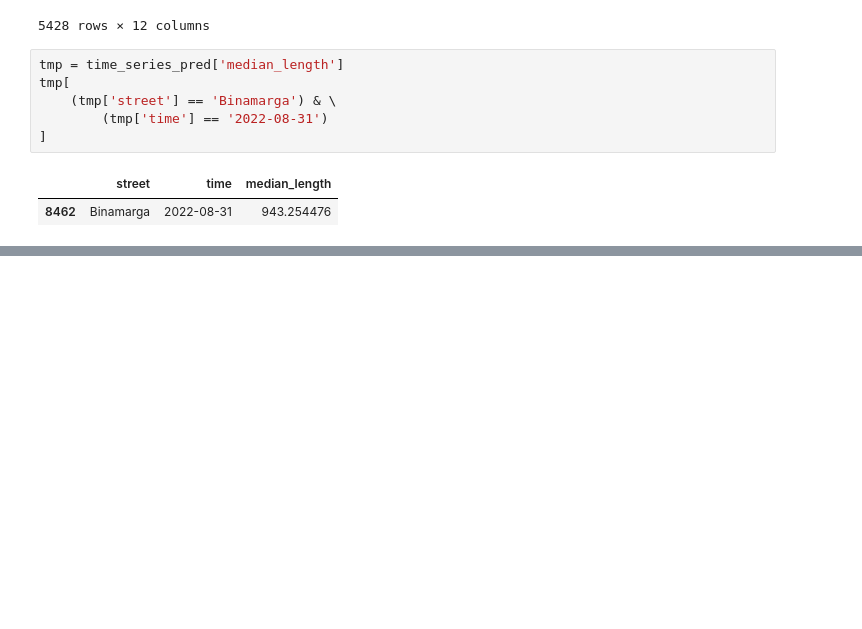
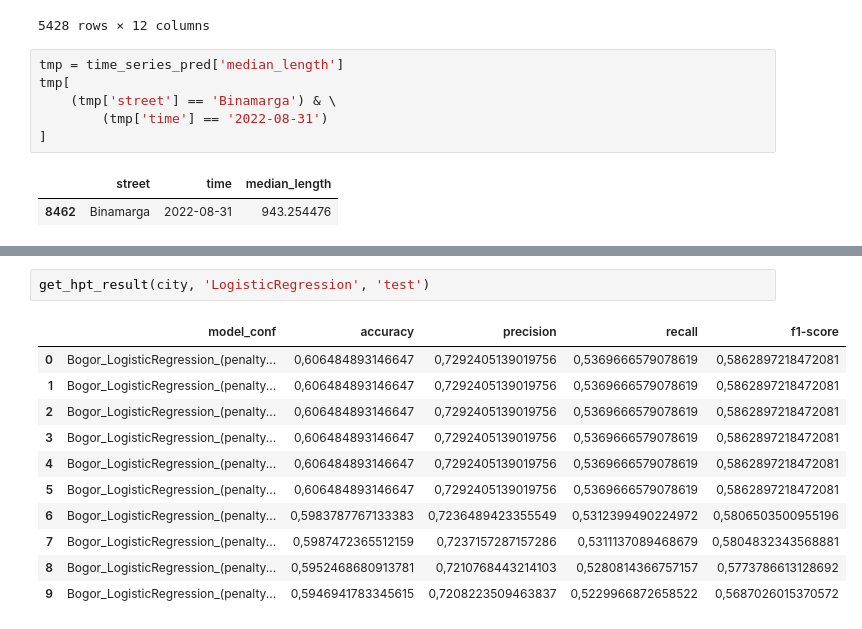
Before and after one commit to GibranBrahmanta/DSLS-MiniProject-DataScientist, a Jupyter notebook: notebook/05_classifier_modeling.ipynb, the cells around one changed output, grey strips where cells are left out. Saved outputs shown, nothing was run; the diff lists cells and outputs as text; blank space fills up the shorter version.

```diff
--- a/notebook/05_classifier_modeling.ipynb
+++ b/notebook/05_classifier_modeling.ipynb
@@ -125,0 +198,14 @@ tmp[
+# %%
+get_hpt_result(city, 'LogisticRegression', 'test')
+# %% [output]
+|  | model_conf | accuracy | precision | recall | f1-score |
+| 0 | Bogor_LogisticRegression_(penalty... | 0,606484893146647 | 0,7292405139019756 | 0,5369666579078619 | 0,5862897218472081 |
+| 1 | Bogor_LogisticRegression_(penalty... | 0,606484893146647 | 0,7292405139019756 | 0,5369666579078619 | 0,5862897218472081 |
+| 2 | Bogor_LogisticRegression_(penalty... | 0,606484893146647 | 0,7292405139019756 | 0,5369666579078619 | 0,5862897218472081 |
+| 3 | Bogor_LogisticRegression_(penalty... | 0,606484893146647 | 0,7292405139019756 | 0,5369666579078619 | 0,5862897218472081 |
+| 4 | Bogor_LogisticRegression_(penalty... | 0,606484893146647 | 0,7292405139019756 | 0,5369666579078619 | 0,5862897218472081 |
+| 5 | Bogor_LogisticRegression_(penalty... | 0,606484893146647 | 0,7292405139019756 | 0,5369666579078619 | 0,5862897218472081 |
+| 6 | Bogor_LogisticRegression_(penalty... | 0,5983787767133383 | 0,7236489423355549 | 0,5312399490224972 | 0,5806503500955196 |
+| 7 | Bogor_LogisticRegression_(penalty... | 0,5987472365512159 | 0,7237157287157286 | 0,5311137089468679 | 0,5804832343568881 |
+| 8 | Bogor_LogisticRegression_(penalty... | 0,5952468680913781 | 0,7210768443214103 | 0,5280814366757157 | 0,5773786613128692 |
+| 9 | Bogor_LogisticRegression_(penalty... | 0,5946941783345615 | 0,7208223509463837 | 0,5229966872658522 | 0,5687026015370572 |
```
Also changed, not shown: parts of 27 cells of this notebook.
